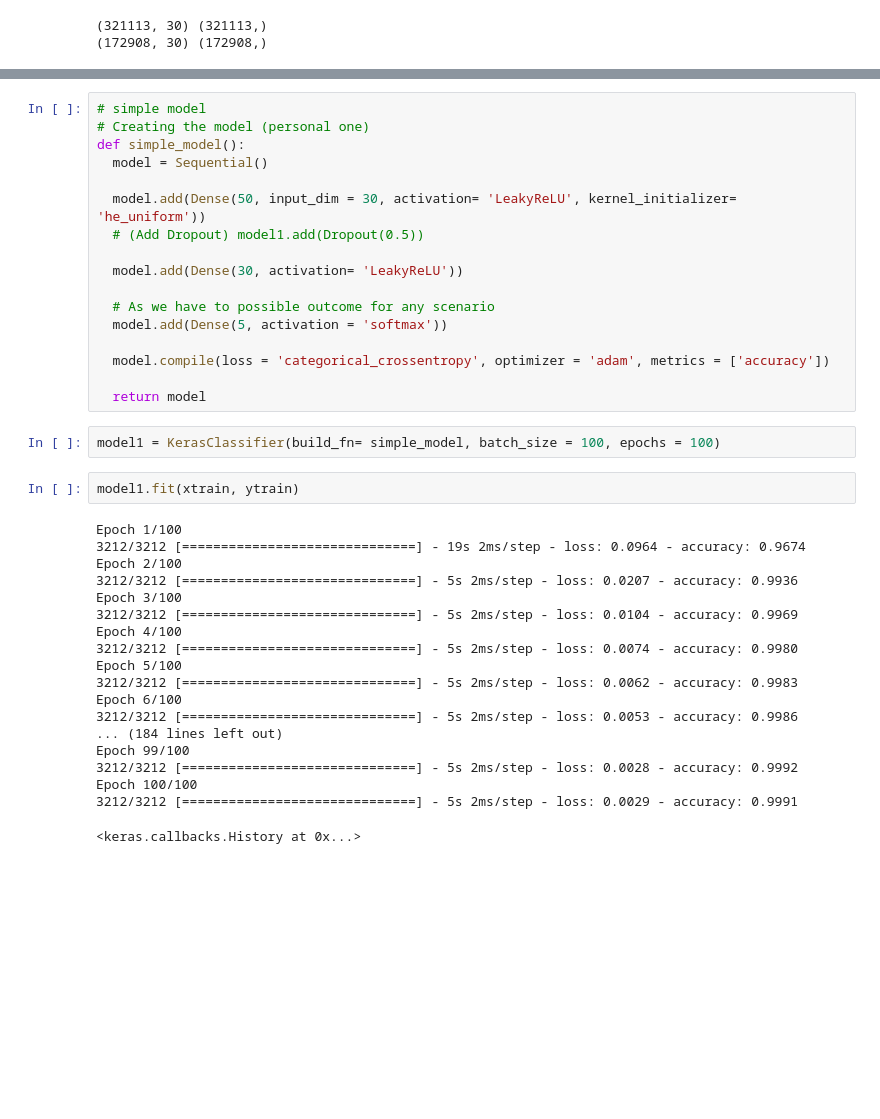
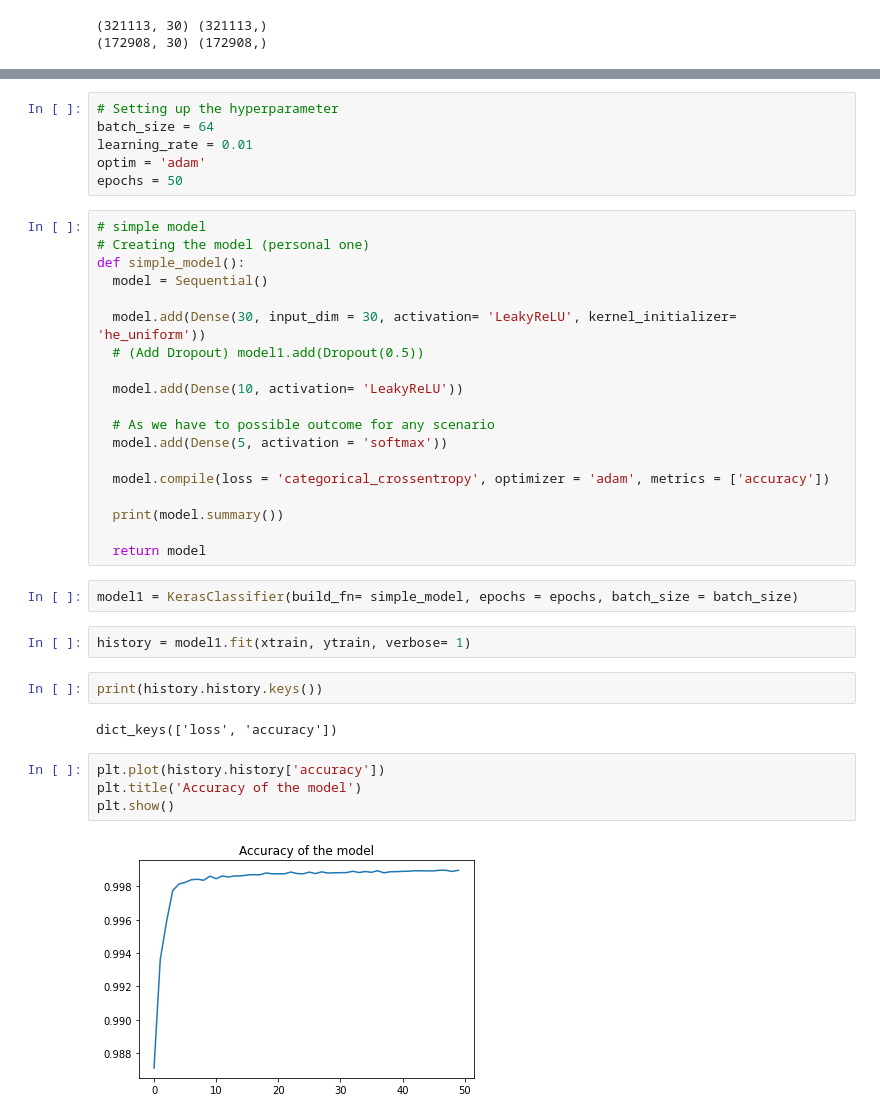
Before and after one commit to lakshaygola/Anomaly-Detection, a Jupyter notebook: Anomaly_Detection.ipynb, the cells around one changed output, grey strips where cells are left out. Drawn from its saved outputs; the diff is of its cells as text; blank space fills up the shorter version.

```diff
--- a/Anomaly_Detection.ipynb
+++ b/Anomaly_Detection.ipynb
@@ -402,40 +421,39 @@ print(xtest.shape, ytest.shape)
+# %%
+# Setting up the hyperparameter
+batch_size = 64
+learning_rate = 0.01
+optim = 'adam'
+epochs = 50
 # %%
 # simple model
 # Creating the model (personal one)
 def simple_model():
   model = Sequential()
 
-  model.add(Dense(50, input_dim = 30, activation= 'LeakyReLU', kernel_initializer= 'he_uniform'))
+  model.add(Dense(30, input_dim = 30, activation= 'LeakyReLU', kernel_initializer= 'he_uniform'))
   # (Add Dropout) model1.add(Dropout(0.5))
 
-  model.add(Dense(30, activation= 'LeakyReLU'))
+  model.add(Dense(10, activation= 'LeakyReLU'))
 
   # As we have to possible outcome for any scenario
   model.add(Dense(5, activation = 'softmax'))
 
   model.compile(loss = 'categorical_crossentropy', optimizer = 'adam', metrics = ['accuracy'])
 
+  print(model.summary())
+
   return model
 # %%
-model1 = KerasClassifier(build_fn= simple_model, batch_size = 100, epochs = 100)
+model1 = KerasClassifier(build_fn= simple_model, epochs = epochs, batch_size = batch_size)
 # %%
-model1.fit(xtrain, ytrain)
+history = model1.fit(xtrain, ytrain, verbose= 1)
-# %% [output]
-Epoch 1/100
-3212/3212 [==============================] - 19s 2ms/step - loss: 0.0964 - accuracy: 0.9674
-Epoch 2/100
-3212/3212 [==============================] - 5s 2ms/step - loss: 0.0207 - accuracy: 0.9936
-Epoch 3/100
-3212/3212 [==============================] - 5s 2ms/step - loss: 0.0104 - accuracy: 0.9969
-Epoch 4/100
-3212/3212 [==============================] - 5s 2ms/step - loss: 0.0074 - accuracy: 0.9980
-Epoch 5/100
-3212/3212 [==============================] - 5s 2ms/step - loss: 0.0062 - accuracy: 0.9983
-Epoch 6/100
-3212/3212 [==============================] - 5s 2ms/step - loss: 0.0053 - accuracy: 0.9986
-... (184 lines left out)
-Epoch 99/100
-3212/3212 [==============================] - 5s 2ms/step - loss: 0.0028 - accuracy: 0.9992
-Epoch 100/100
-3212/3212 [==============================] - 5s 2ms/step - loss: 0.0029 - accuracy: 0.9991
-<keras.callbacks.History at 0x...>
+# %%
+print(history.history.keys())
+# %% [output]
+dict_keys(['loss', 'accuracy'])
+# %%
+plt.plot(history.history['accuracy'])
+plt.title('Accuracy of the model')
+plt.show()
+# %% [output]
+[figure, added]
```
Also changed, not shown: parts of 34 cells of this notebook.
